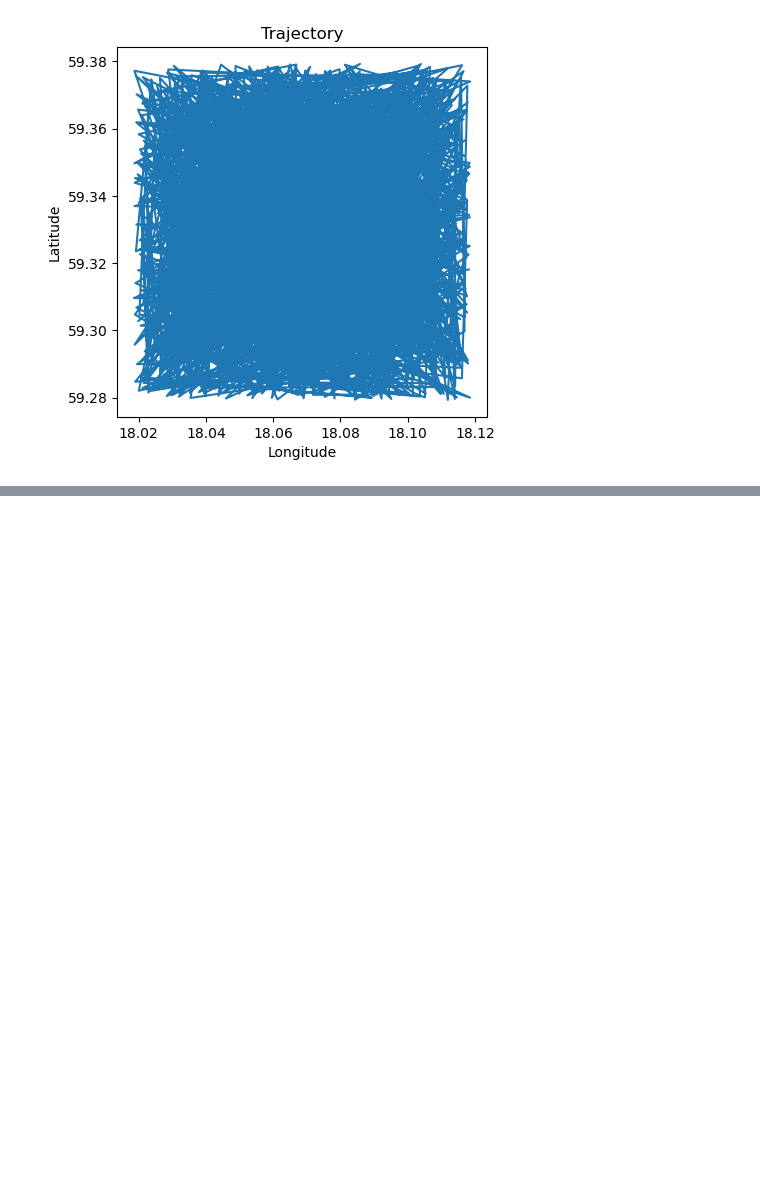
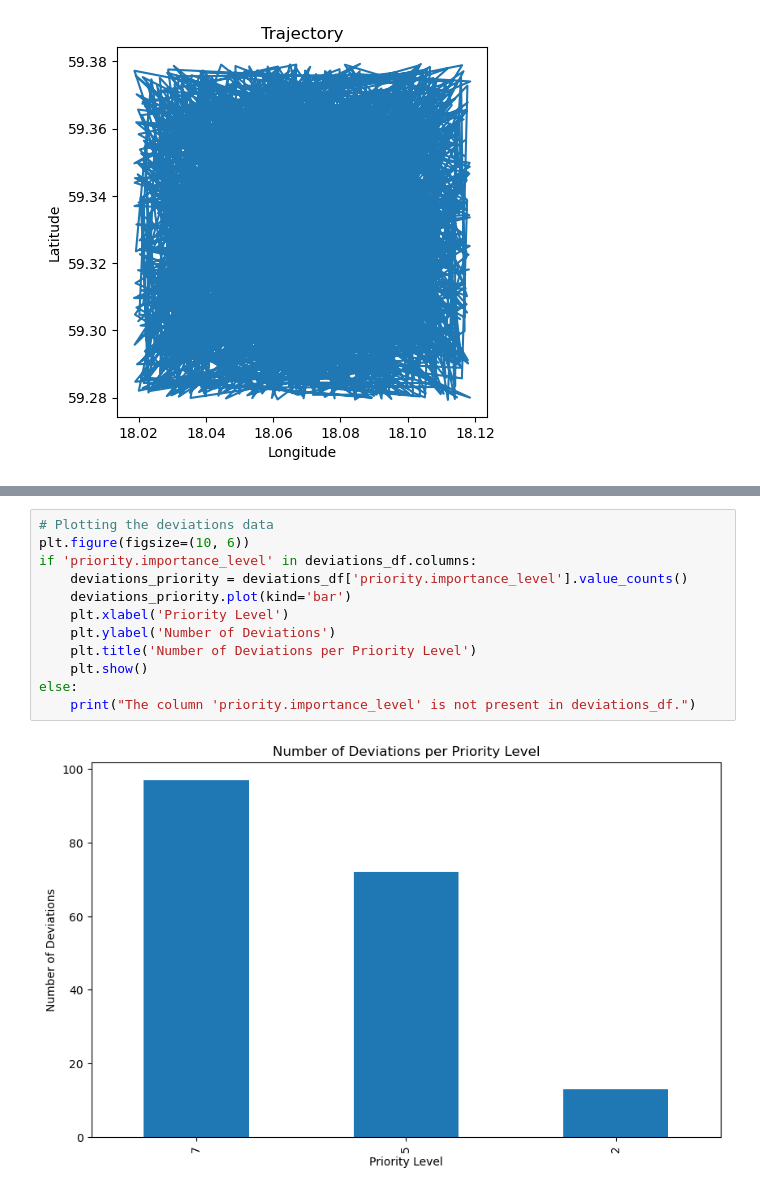
Before and after one commit to pablo-chacon/lbrp, a Jupyter notebook: gtfs/clustering_data.ipynb, the cells around one changed output, grey strips where cells are left out. Saved outputs shown, nothing was run; the diff lists cells and outputs as text; blank space fills up the shorter version.

```diff
--- a/gtfs/clustering_data.ipynb
+++ b/gtfs/clustering_data.ipynb
@@ -109,0 +218,14 @@ near_df
+# %%
+# Plotting the deviations data
+plt.figure(figsize=(10, 6))
+if 'priority.importance_level' in deviations_df.columns:
+    deviations_priority = deviations_df['priority.importance_level'].value_counts()
+    deviations_priority.plot(kind='bar')
+    plt.xlabel('Priority Level')
+    plt.ylabel('Number of Deviations')
+    plt.title('Number of Deviations per Priority Level')
+    plt.show()
+else:
+    print("The column 'priority.importance_level' is not present in deviations_df.")
+# %% [output]
+[figure, added]
```
Also changed, not shown: parts of 9 cells of this notebook, 8 other files.
